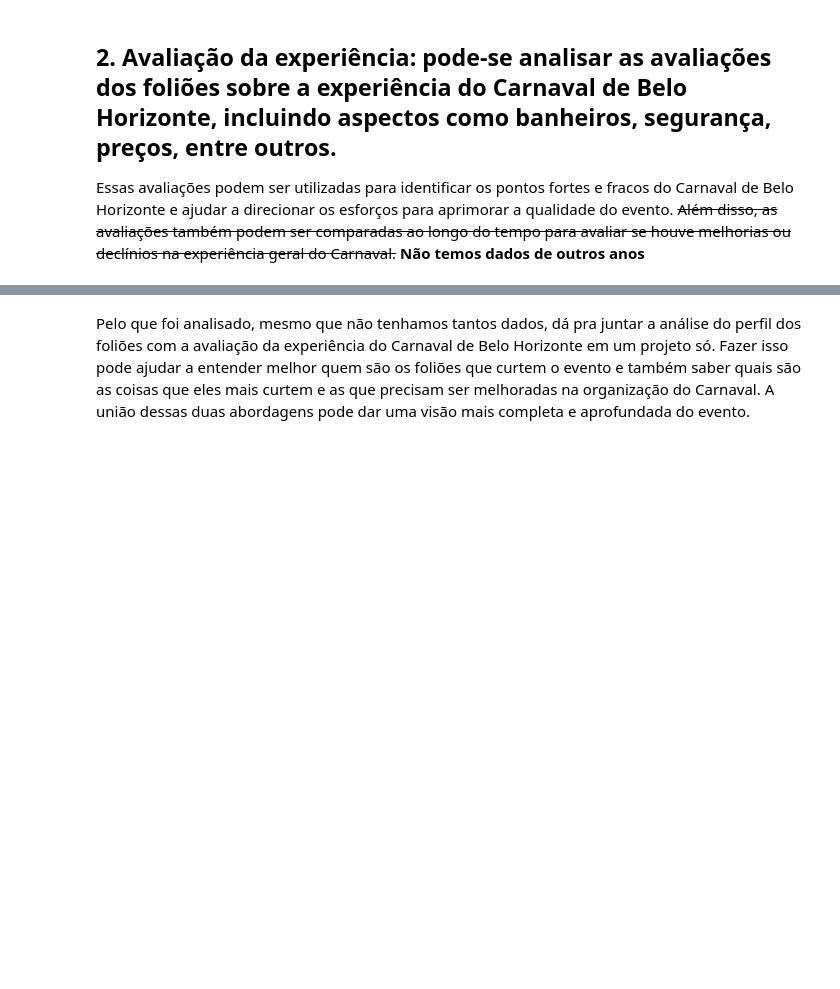
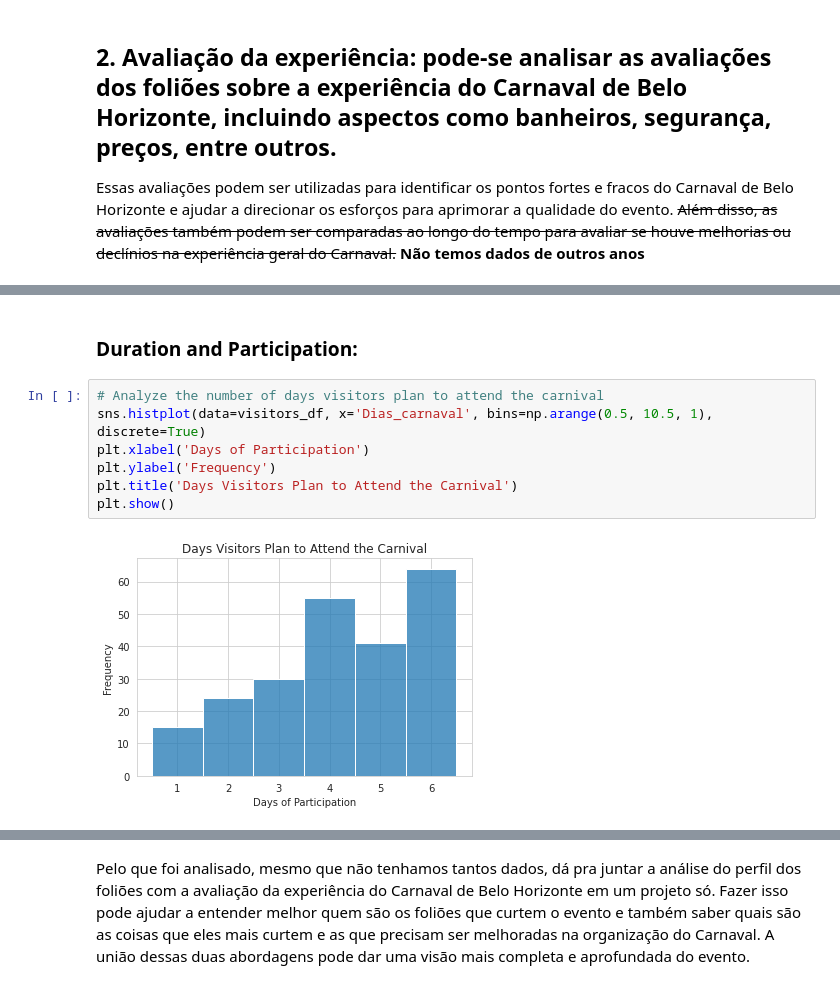
Before and after one commit to Aguiar-Gabriel/Carnaval-Pudding, a Jupyter notebook: Analise_Inicial.ipynb, the cells around one changed output, grey strips where cells are left out. Drawn from its saved outputs; the diff is of its cells as text; blank space fills up the shorter version.

```diff
--- a/Analise_Inicial.ipynb
+++ b/Analise_Inicial.ipynb
@@ -245,0 +298,11 @@ plt.show()
+# %% [markdown]
+### Duration and Participation:
+# %%
+# Analyze the number of days visitors plan to attend the carnival
+sns.histplot(data=visitors_df, x='Dias_carnaval', bins=np.arange(0.5, 10.5, 1), discrete=True)
+plt.xlabel('Days of Participation')
+plt.ylabel('Frequency')
+plt.title('Days Visitors Plan to Attend the Carnival')
+plt.show()
+# %% [output]
+[figure, added]
```
Also changed, not shown: parts of 24 cells of this notebook.
